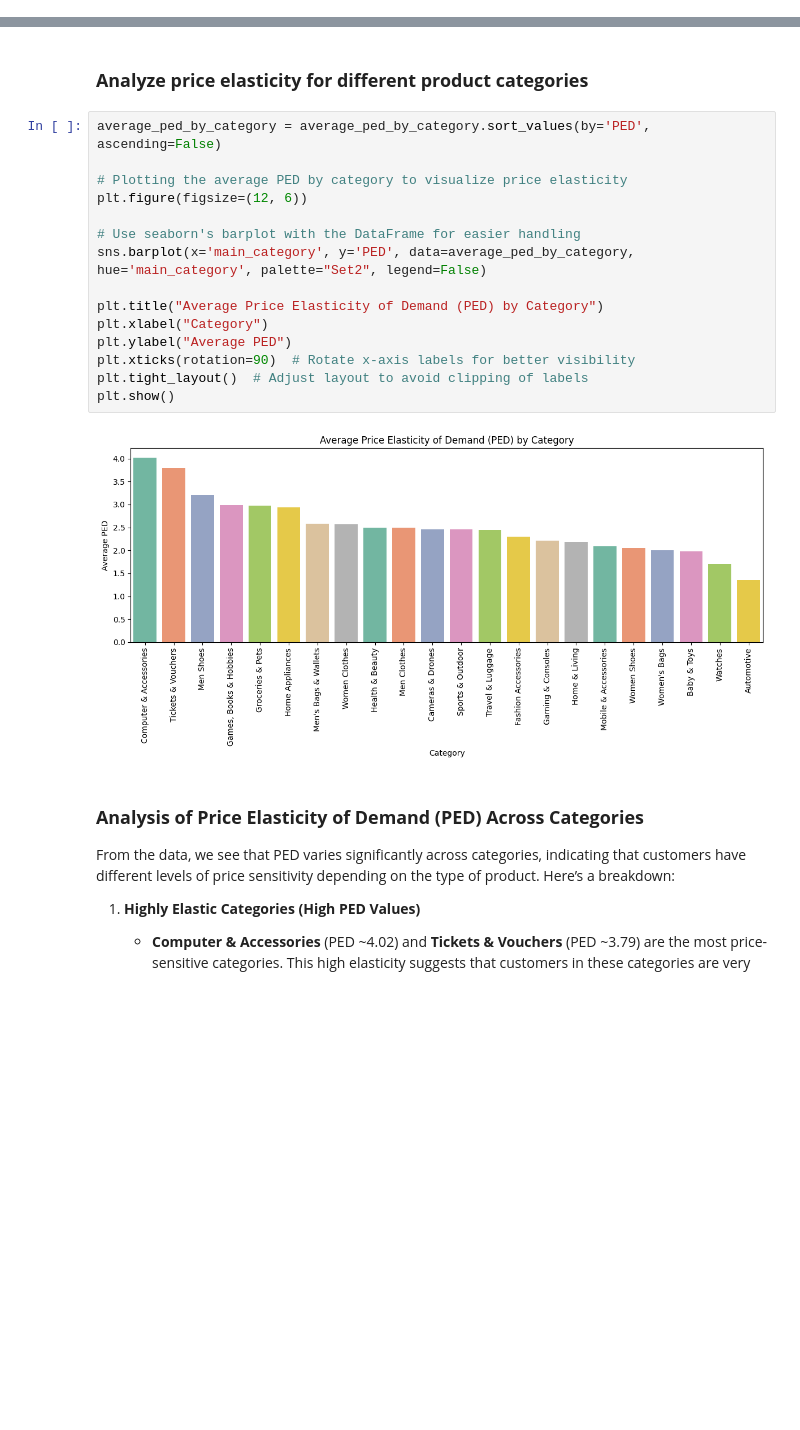
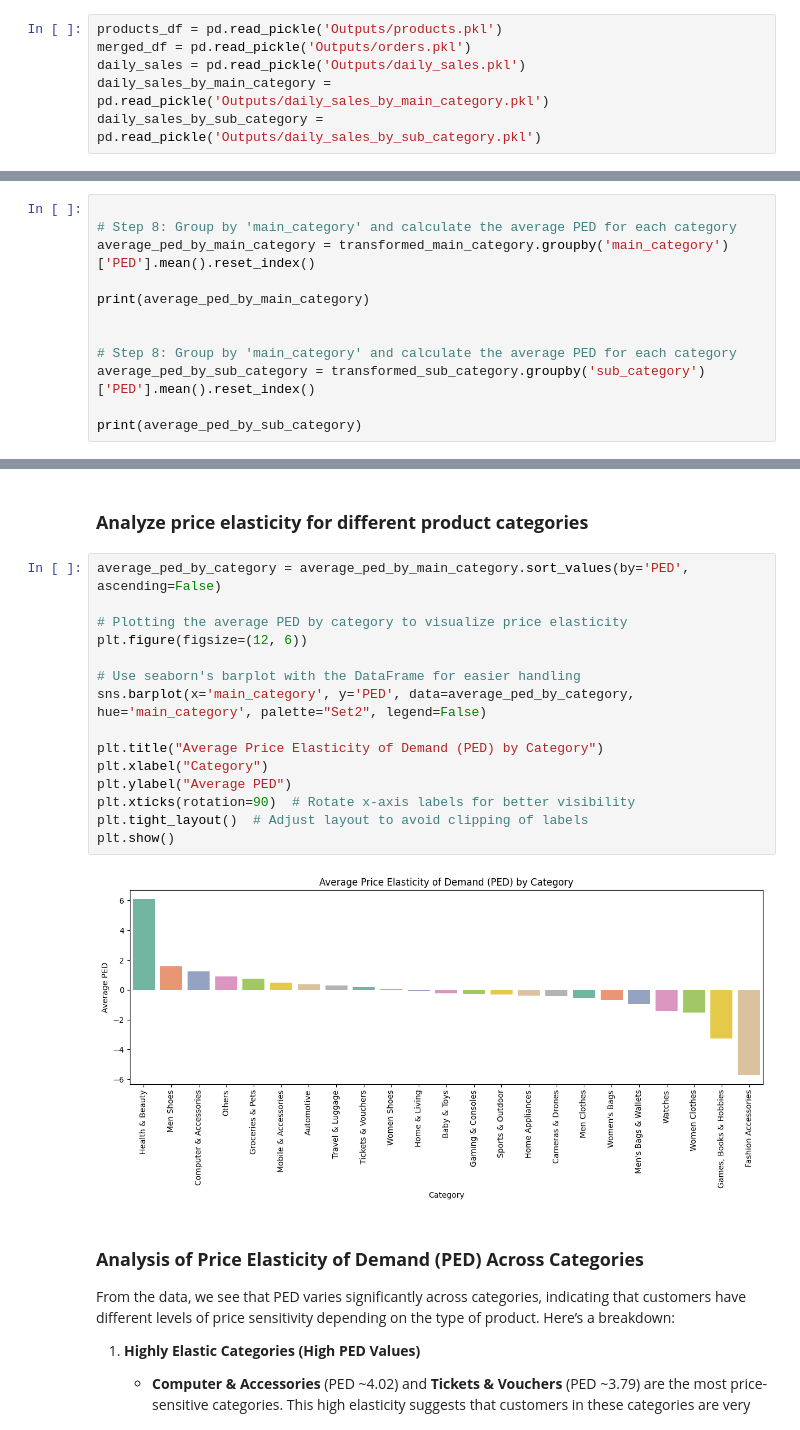
Before and after one commit to 7-teens/7-teens-DSA3101-2410-Project, a Jupyter notebook: Subgroup B/Question 2 PED and dynamic pricing.ipynb, the cells around one changed output, grey strips where cells are left out. Saved outputs shown, nothing was run; the diff lists cells and outputs as text; blank space fills up the shorter version.

```diff
--- a/Subgroup B/Question 2 PED and dynamic pricing.ipynb
+++ b/Subgroup B/Question 2 PED and dynamic pricing.ipynb
@@ -15,3 +12,9 @@ orders_df = pd.read_csv('..\Cleaned_Datasets\orders.csv')
+# %%
+products_df = pd.read_pickle('Outputs/products.pkl')
+merged_df = pd.read_pickle('Outputs/orders.pkl')
+daily_sales = pd.read_pickle('Outputs/daily_sales.pkl')
+daily_sales_by_main_category = pd.read_pickle('Outputs/daily_sales_by_main_category.pkl')
+daily_sales_by_sub_category = pd.read_pickle('Outputs/daily_sales_by_sub_category.pkl')
 # %% [markdown]
 #### **Data Preperation**
 # %%
@@ -106,0 +438,12 @@ print(average_ped_by_category)
+# %%
+
+# Step 8: Group by 'main_category' and calculate the average PED for each category
+average_ped_by_main_category = transformed_main_category.groupby('main_category')['PED'].mean().reset_index()
+
+print(average_ped_by_main_category)
+
+
+# Step 8: Group by 'main_category' and calculate the average PED for each category
+average_ped_by_sub_category = transformed_sub_category.groupby('sub_category')['PED'].mean().reset_index()
+
+print(average_ped_by_sub_category)
@@ -107,22 +468,22 @@ print(average_ped_by_category)
 # %% [markdown]
 ### **Analyze price elasticity for different product categories**
 # %%
-average_ped_by_category = average_ped_by_category.sort_values(by='PED', ascending=False)
+average_ped_by_category = average_ped_by_main_category.sort_values(by='PED', ascending=False)
 
 # Plotting the average PED by category to visualize price elasticity
 plt.figure(figsize=(12, 6))
 
 # Use seaborn's barplot with the DataFrame for easier handling
 sns.barplot(x='main_category', y='PED', data=average_ped_by_category, hue='main_category', palette="Set2", legend=False)
 
 plt.title("Average Price Elasticity of Demand (PED) by Category")
 plt.xlabel("Category")
 plt.ylabel("Average PED")
 plt.xticks(rotation=90)  # Rotate x-axis labels for better visibility
 plt.tight_layout()  # Adjust layout to avoid clipping of labels
 plt.show()
 # %% [output]
-[figure, old version]
+[figure, new version]
 # %% [markdown]
 ### **Analysis of Price Elasticity of Demand (PED) Across Categories**
 
```
Also changed, not shown: parts of 20 cells of this notebook, 10 other files.
